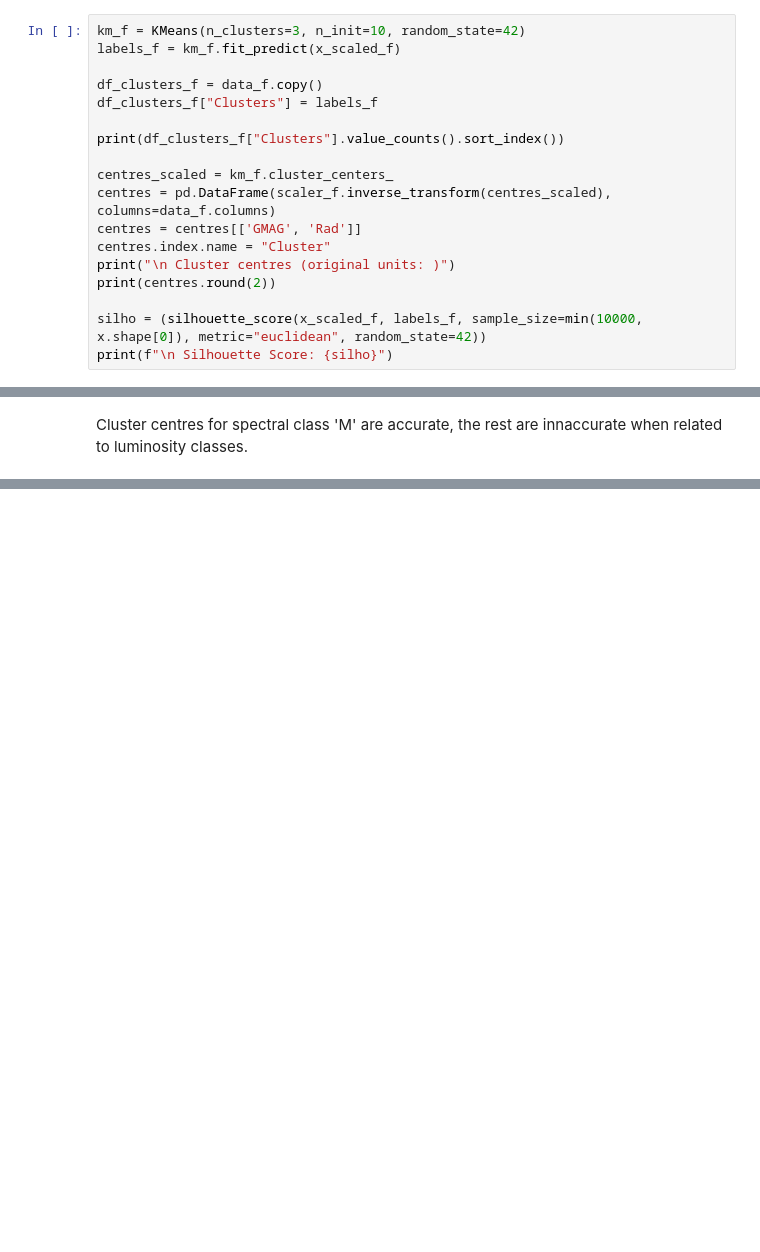
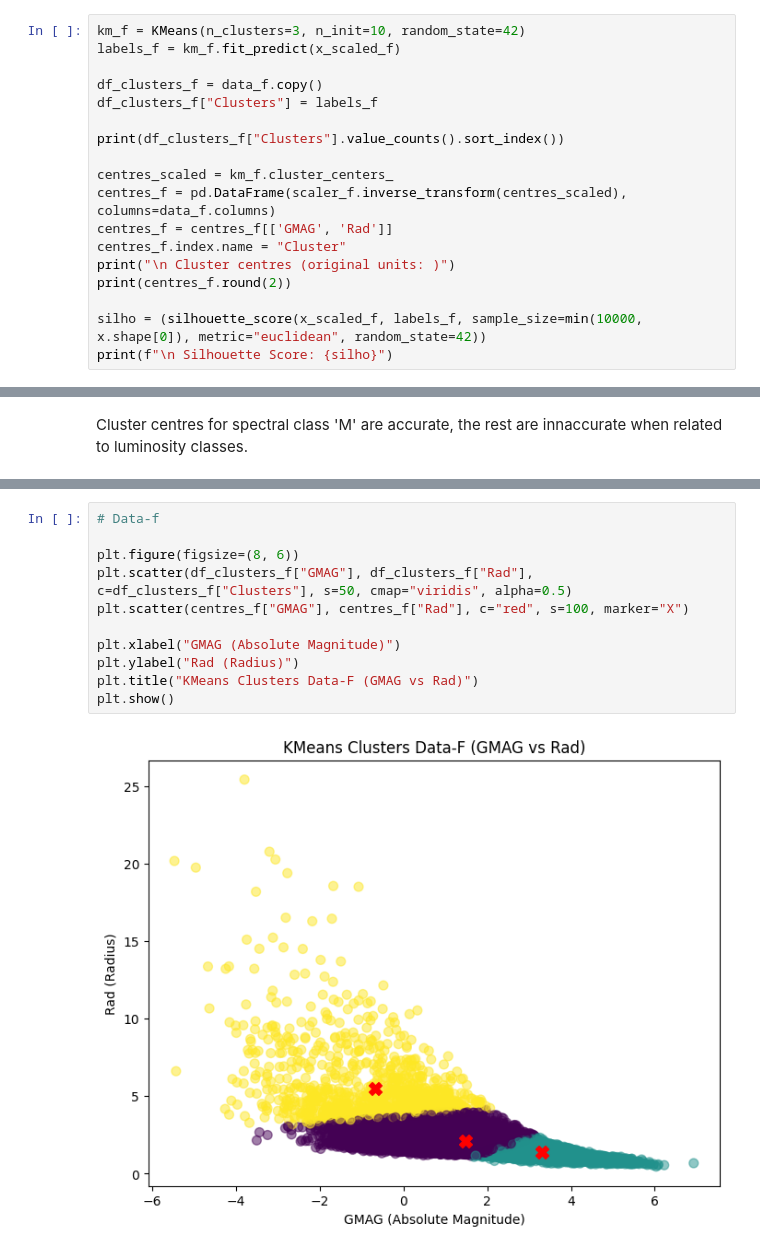
Before and after one commit to joshstromayer/stellar_stage_predictor, a Jupyter notebook: notebook.ipynb, the cells around one changed output, grey strips where cells are left out. Drawn from its saved outputs; the diff is of its cells as text; blank space fills up the shorter version.

```diff
--- a/notebook.ipynb
+++ b/notebook.ipynb
@@ -374,11 +375,11 @@ df_clusters_f["Clusters"] = labels_f
 print(df_clusters_f["Clusters"].value_counts().sort_index())
 
 centres_scaled = km_f.cluster_centers_
-centres = pd.DataFrame(scaler_f.inverse_transform(centres_scaled), columns=data_f.columns)
-centres = centres[['GMAG', 'Rad']]
-centres.index.name = "Cluster"
+centres_f = pd.DataFrame(scaler_f.inverse_transform(centres_scaled), columns=data_f.columns)
+centres_f = centres_f[['GMAG', 'Rad']]
+centres_f.index.name = "Cluster"
 print("\n Cluster centres (original units: )")
-print(centres.round(2))
+print(centres_f.round(2))
 
 silho = (silhouette_score(x_scaled_f, labels_f, sample_size=min(10000, x.shape[0]), metric="euclidean", random_state=42))
 print(f"\n Silhouette Score: {silho}")
@@ -507,0 +550,13 @@ Cluster centres for spectral class 'M' are accurate, the rest are innaccurate wh
+# %%
+# Data-f
+
+plt.figure(figsize=(8, 6))
+plt.scatter(df_clusters_f["GMAG"], df_clusters_f["Rad"], c=df_clusters_f["Clusters"], s=50, cmap="viridis", alpha=0.5)
+plt.scatter(centres_f["GMAG"], centres_f["Rad"], c="red", s=100, marker="X")
+
+plt.xlabel("GMAG (Absolute Magnitude)")
+plt.ylabel("Rad (Radius)")
+plt.title("KMeans Clusters Data-F (GMAG vs Rad)")
+plt.show()
+# %% [output]
+[figure, added]
```
Also changed, not shown: parts of 14 cells of this notebook.
